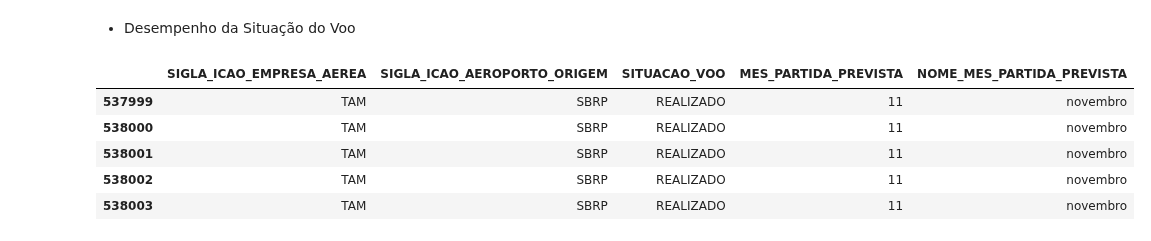
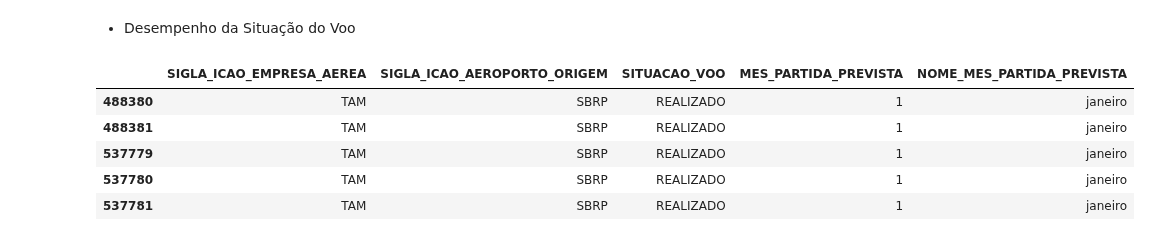
Before and after one commit to rodrigorocha1/dashboard_dados_voos_python, a Jupyter notebook: notebooks/visualizacoes.ipynb, the cells around one changed output. Cells and saved outputs as stored; diff of their text form; code cells hidden in the pictures.

```diff
--- a/notebooks/visualizacoes.ipynb
+++ b/notebooks/visualizacoes.ipynb
@@ -217,15 +217,15 @@ colunas = ['SIGLA_ICAO_EMPRESA_AEREA', 'SITUACAO_VOO', 'MES_PARTIDA_PREVISTA', '
 teste = pd.read_csv(caminho, encoding='utf-8', sep='|', usecols=colunas, dtype=tipos)
 # %%
 teste = teste.query('SIGLA_ICAO_EMPRESA_AEREA == "TAM"  ' \
-            ' and SIGLA_ICAO_AEROPORTO_ORIGEM == "SBRP"' \
-            ' and MES_PARTIDA_PREVISTA in [11, 12]  ')
+            ' and SIGLA_ICAO_AEROPORTO_ORIGEM == "SBRP"'
+            ' and SITUACAO_VOO == "REALIZADO" ' )
 teste.head()
 # %% [output]
 |  | SIGLA_ICAO_EMPRESA_AEREA | SIGLA_ICAO_AEROPORTO_ORIGEM | SITUACAO_VOO | MES_PARTIDA_PREVISTA | NOME_MES_PARTIDA_PREVISTA |
-| 537999 | TAM | SBRP | REALIZADO | 11 | novembro |
-| 538000 | TAM | SBRP | REALIZADO | 11 | novembro |
-| 538001 | TAM | SBRP | REALIZADO | 11 | novembro |
-| 538002 | TAM | SBRP | REALIZADO | 11 | novembro |
-| 538003 | TAM | SBRP | REALIZADO | 11 | novembro |
+| 488380 | TAM | SBRP | REALIZADO | 1 | janeiro |
+| 488381 | TAM | SBRP | REALIZADO | 1 | janeiro |
+| 537779 | TAM | SBRP | REALIZADO | 1 | janeiro |
+| 537780 | TAM | SBRP | REALIZADO | 1 | janeiro |
+| 537781 | TAM | SBRP | REALIZADO | 1 | janeiro |
 # %%
 teste_gb = teste.groupby(['MES_PARTIDA_PREVISTA', 'SITUACAO_VOO']).agg(
```
Also changed, not shown: parts of 16 cells of this notebook.
